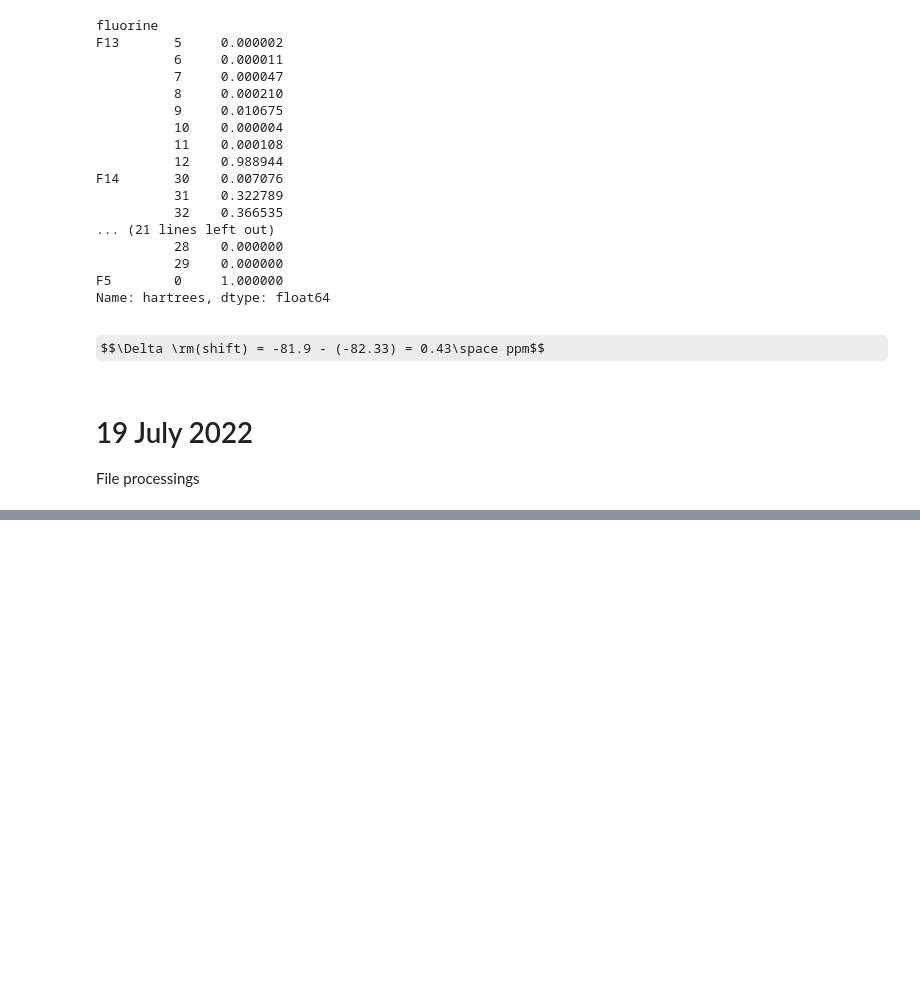
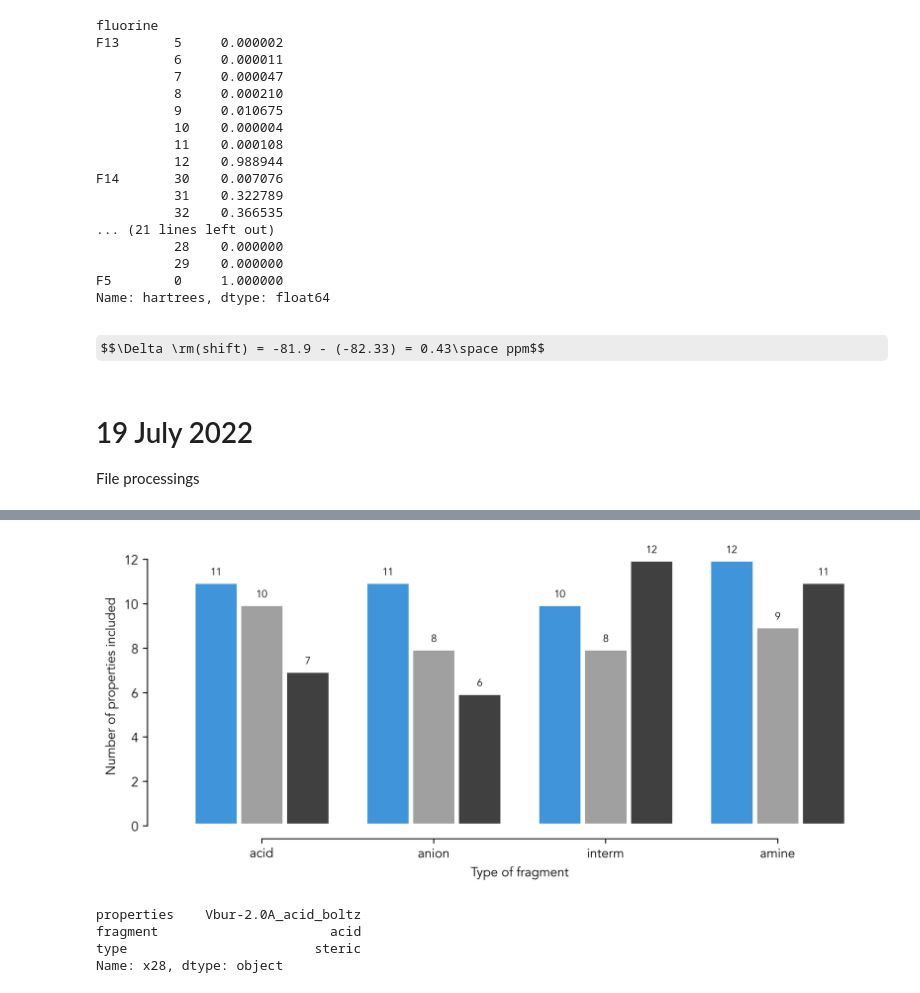
Before and after one commit to xh313/compchem, a Jupyter notebook: ChemOnPythonExplorations.ipynb, the cells around one changed output, grey strips where cells are left out. Saved outputs shown, nothing was run; the diff lists cells and outputs as text; code cells hidden in the pictures; some formulas as TeX source; blank space fills up the shorter version.

Commit message:
Updated MLR & LR parameter categorisation

```diff
--- a/ChemOnPythonExplorations.ipynb
+++ b/ChemOnPythonExplorations.ipynb
@@ -628,3 +630,17 @@ Requirement already satisfied: python-dateutil>=2.7.3 in /usr/local/lib/python3.
 Requirement already satisfied: six>=1.5 in /usr/local/lib/python3.7/dist-packages (from python-dateutil>=2.7.3->pandas>=0.24.2->biopandas) (1.15.0)
 Installing collected packages: biopandas
 Successfully installed biopandas-0.4.1
+# %%
+# Font control
+!wget 'https://github.com/xh313/TidyTuesdayWithPython/raw/main/Avenir.ttc'
+font_files = fm.findSystemFonts('.')
+# Go through and add each to Matplotlib's font cache.
+for font_file in font_files:
+    fm.fontManager.addfont(font_file)
+    print(font_file)
+
+# Use your new font on all your plots.
+plt.rcParams.update({
+  #"text.usetex": True,
+  "font.family": "Avenir"
+})
@@ -1228,0 +1381,4 @@ H                  4.04050000   -0.31090000   -0.12330000
+# %%
+df = pd.read_csv('https://raw.githubusercontent.com/xh313/compchem/main/MLR_fwd_stepwise_scripts/MLR_param_properties.csv',
+                 index_col='index')
+df
@@ -1228,0 +1418,49 @@ H                  4.04050000   -0.31090000   -0.12330000
+# %%
+fig, ax = plt.subplots(figsize=(10,4),
+                       dpi=300)
+
+h = sns.histplot(data = df[~(df.fragment == 'dep')],
+            x='fragment',
+            hue='type',
+             multiple="dodge",
+             shrink=.8,
+             palette=['#0072CE', '#808080', '#000000'],
+             edgecolor=(1,1,1,1),
+             #width=0.9,
+             #fill=False,
+             lw=4,
+             legend=False
+            )
+
+rects = ax.patches
+
+for rect in rects:
+    height = rect.get_height()
+    loc = rect.get_x()
+    ax.text(
+      loc + 0.5 * rect.get_width(), height + 0.4,
+        f'{height}',
+        ha="center",
+        va="center",
+        fontsize=8,
+        color='k'
+        )
+
+plt.xlabel('Type of fragment')
+plt.ylabel('Number of properties included')
+
+
+
+sns.despine(trim=True, offset=10)
+
+plt.savefig('params.svg')
+plt.show()
+# %% [output]
+[figure, added]
+# %%
+df.loc['x28', :]
+# %% [output]
+properties    Vbur-2.0A_acid_boltz
+fragment                      acid
+type                        steric
+Name: x28, dtype: object
```
Also changed, not shown: parts of 24 cells of this notebook.
